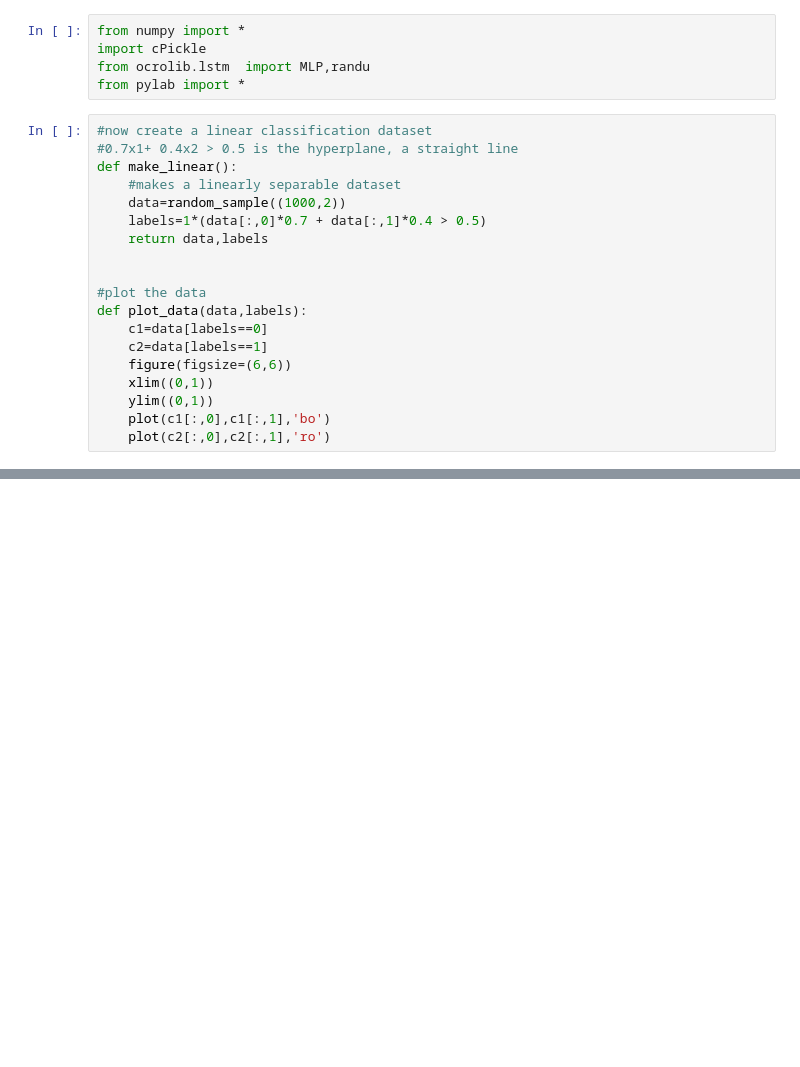
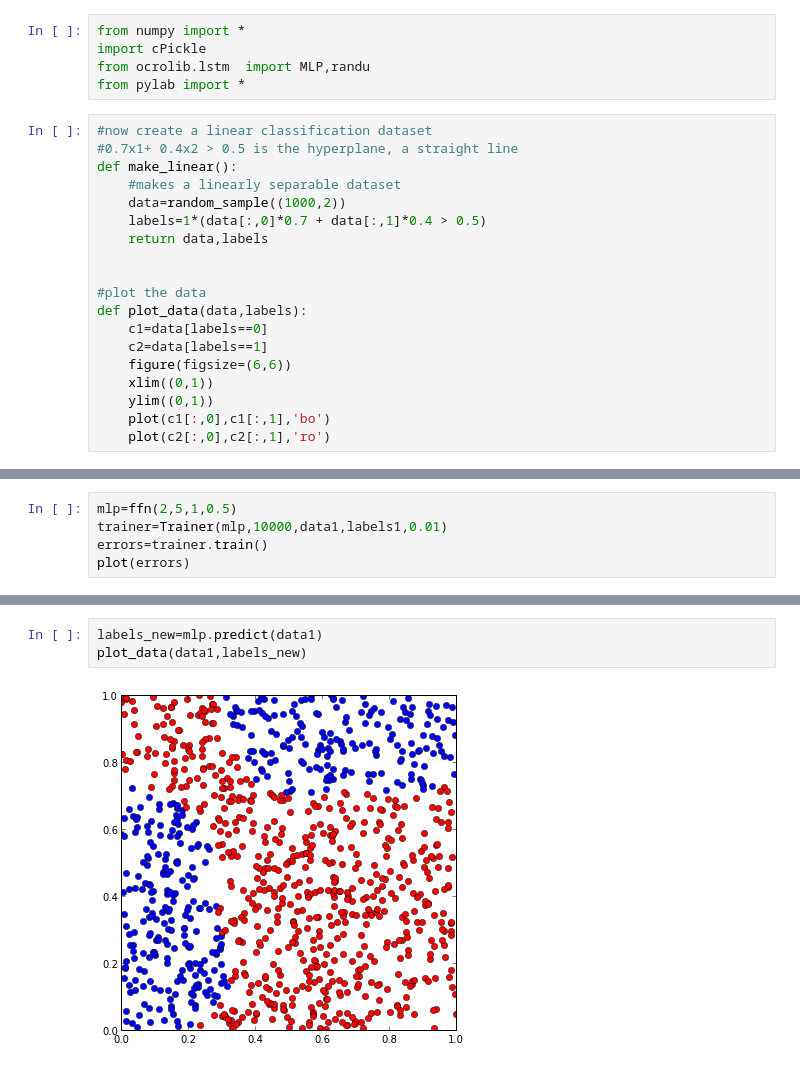
Before and after one commit to sauravbiswasiupr/RNN_pybrain, a Jupyter notebook: MLP_with_lstm_py.ipynb, the cells around one changed output, grey strips where cells are left out. Drawn from its saved outputs; the diff is of its cells as text; blank space fills up the shorter version.

```diff
--- a/MLP_with_lstm_py.ipynb
+++ b/MLP_with_lstm_py.ipynb
@@ -99,0 +148,5 @@ Error in epoch
+# %%
+mlp=ffn(2,5,1,0.5)
+trainer=Trainer(mlp,10000,data1,labels1,0.01)
+errors=trainer.train()
+plot(errors)
@@ -99,0 +171,5 @@ Error in epoch
+# %%
+labels_new=mlp.predict(data1)
+plot_data(data1,labels_new)
+# %% [output]
+[figure, added]
```
Also changed, not shown: parts of 10 cells of this notebook.
